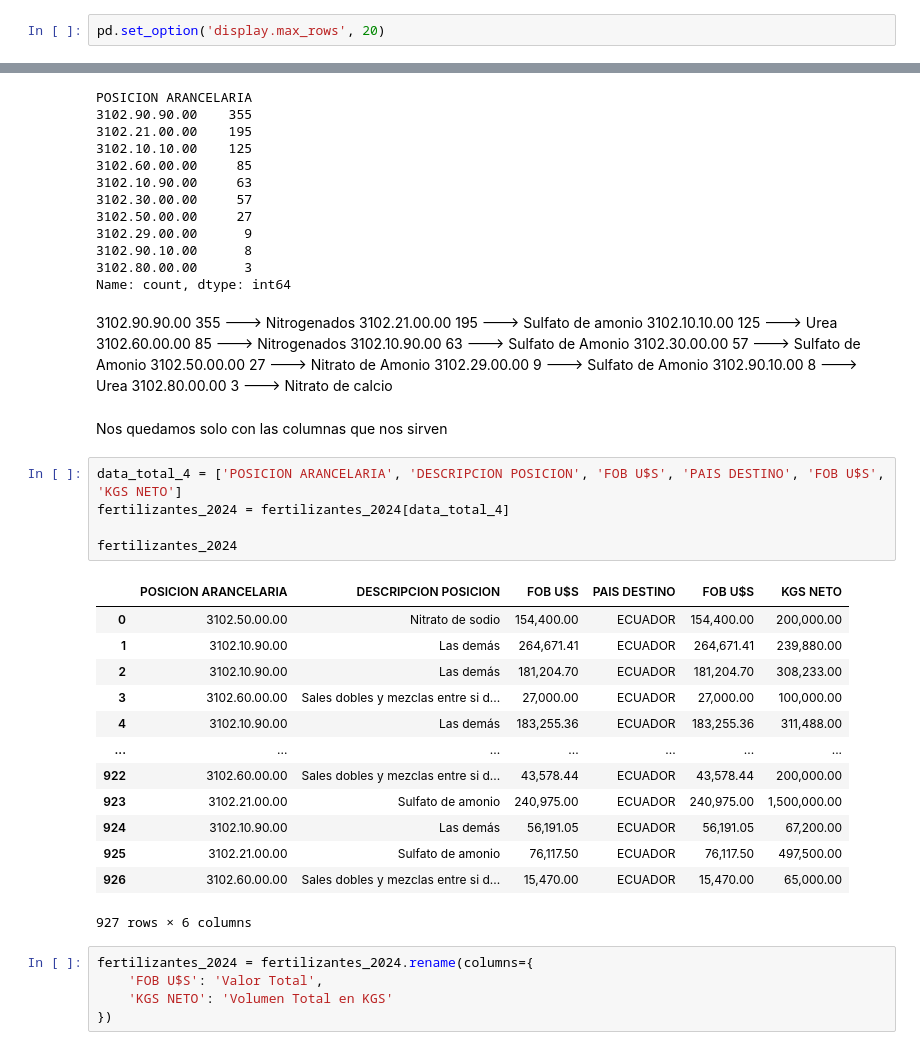
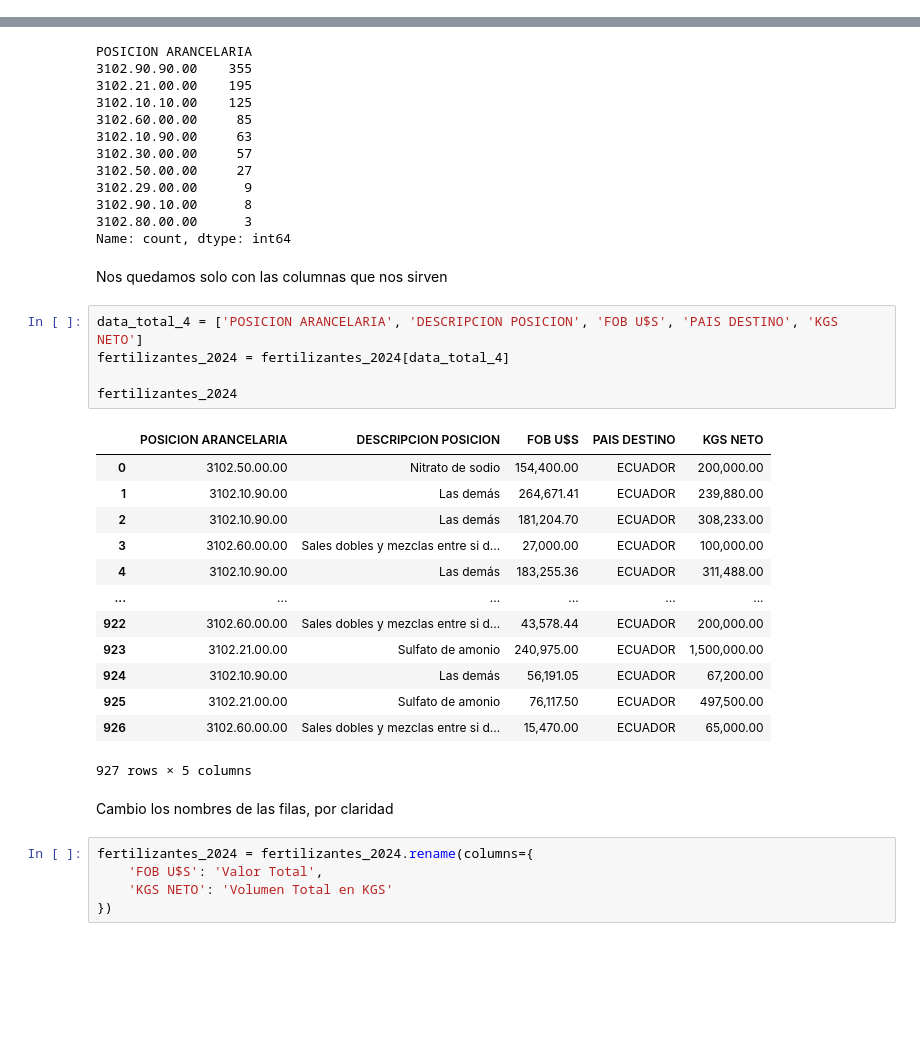
Before and after one commit to auricIecu/EDA, a Jupyter notebook: 0-Enunciado.1_EDA copy.ipynb, the cells around one changed output, grey strips where cells are left out. Drawn from its saved outputs; the diff is of its cells as text; blank space fills up the shorter version.

```diff
--- a/0-Enunciado.1_EDA copy.ipynb
+++ b/0-Enunciado.1_EDA copy.ipynb
@@ -509,5 +455,3 @@ Remaining invalid dates: 0
-# %%
-pd.set_option('display.max_rows', 20)
 # %% [markdown]
 Borro las razones sociales
 # %%
@@ -804,38 +734,29 @@ POSICION ARANCELARIA
 3102.90.10.00      8
 3102.80.00.00      3
 Name: count, dtype: int64
-# %% [markdown]
-3102.90.90.00    355 ---> Nitrogenados
-3102.21.00.00    195 ---> Sulfato de amonio
-3102.10.10.00    125 ---> Urea
-3102.60.00.00     85 ---> Nitrogenados
-3102.10.90.00     63 ---> Sulfato de Amonio
-3102.30.00.00     57 ---> Sulfato de Amonio
-3102.50.00.00     27 ---> Nitrato de Amonio
-3102.29.00.00      9 ---> Sulfato de Amonio
-3102.90.10.00      8 ---> Urea
-3102.80.00.00      3 ---> Nitrato de calcio
 # %% [markdown]
 Nos quedamos solo con las columnas que nos sirven
 # %%
-data_total_4 = ['POSICION ARANCELARIA', 'DESCRIPCION POSICION', 'FOB U$S', 'PAIS DESTINO', 'FOB U$S', 'KGS NETO']
+data_total_4 = ['POSICION ARANCELARIA', 'DESCRIPCION POSICION', 'FOB U$S', 'PAIS DESTINO', 'KGS NETO']
 fertilizantes_2024 = fertilizantes_2024[data_total_4]
 
 fertilizantes_2024
 # %% [output]
-|  | POSICION ARANCELARIA | DESCRIPCION POSICION | FOB U$S | PAIS DESTINO | FOB U$S | KGS NETO |
-| 0 | 3102.50.00.00 | Nitrato de sodio | 154,400.00 | ECUADOR | 154,400.00 | 200,000.00 |
-| 1 | 3102.10.90.00 | Las demás | 264,671.41 | ECUADOR | 264,671.41 | 239,880.00 |
-| 2 | 3102.10.90.00 | Las demás | 181,204.70 | ECUADOR | 181,204.70 | 308,233.00 |
-| 3 | 3102.60.00.00 | Sales dobles y mezclas entre si d... | 27,000.00 | ECUADOR | 27,000.00 | 100,000.00 |
-| 4 | 3102.10.90.00 | Las demás | 183,255.36 | ECUADOR | 183,255.36 | 311,488.00 |
-| ... | ... | ... | ... | ... | ... | ... |
-| 922 | 3102.60.00.00 | Sales dobles y mezclas entre si d... | 43,578.44 | ECUADOR | 43,578.44 | 200,000.00 |
-| 923 | 3102.21.00.00 | Sulfato de amonio | 240,975.00 | ECUADOR | 240,975.00 | 1,500,000.00 |
-| 924 | 3102.10.90.00 | Las demás | 56,191.05 | ECUADOR | 56,191.05 | 67,200.00 |
-| 925 | 3102.21.00.00 | Sulfato de amonio | 76,117.50 | ECUADOR | 76,117.50 | 497,500.00 |
-| 926 | 3102.60.00.00 | Sales dobles y mezclas entre si d... | 15,470.00 | ECUADOR | 15,470.00 | 65,000.00 |
+|  | POSICION ARANCELARIA | DESCRIPCION POSICION | FOB U$S | PAIS DESTINO | KGS NETO |
+| 0 | 3102.50.00.00 | Nitrato de sodio | 154,400.00 | ECUADOR | 200,000.00 |
+| 1 | 3102.10.90.00 | Las demás | 264,671.41 | ECUADOR | 239,880.00 |
+| 2 | 3102.10.90.00 | Las demás | 181,204.70 | ECUADOR | 308,233.00 |
+| 3 | 3102.60.00.00 | Sales dobles y mezclas entre si d... | 27,000.00 | ECUADOR | 100,000.00 |
+| 4 | 3102.10.90.00 | Las demás | 183,255.36 | ECUADOR | 311,488.00 |
+| ... | ... | ... | ... | ... | ... |
+| 922 | 3102.60.00.00 | Sales dobles y mezclas entre si d... | 43,578.44 | ECUADOR | 200,000.00 |
+| 923 | 3102.21.00.00 | Sulfato de amonio | 240,975.00 | ECUADOR | 1,500,000.00 |
+| 924 | 3102.10.90.00 | Las demás | 56,191.05 | ECUADOR | 67,200.00 |
+| 925 | 3102.21.00.00 | Sulfato de amonio | 76,117.50 | ECUADOR | 497,500.00 |
+| 926 | 3102.60.00.00 | Sales dobles y mezclas entre si d... | 15,470.00 | ECUADOR | 65,000.00 |
-927 rows × 6 columns
+927 rows × 5 columns
+# %% [markdown]
+Cambio los nombres de las filas, por claridad
 # %%
 fertilizantes_2024 = fertilizantes_2024.rename(columns={
     'FOB U$S': 'Valor Total',
```
Also changed, not shown: parts of 73 cells of this notebook, 10 other files.
